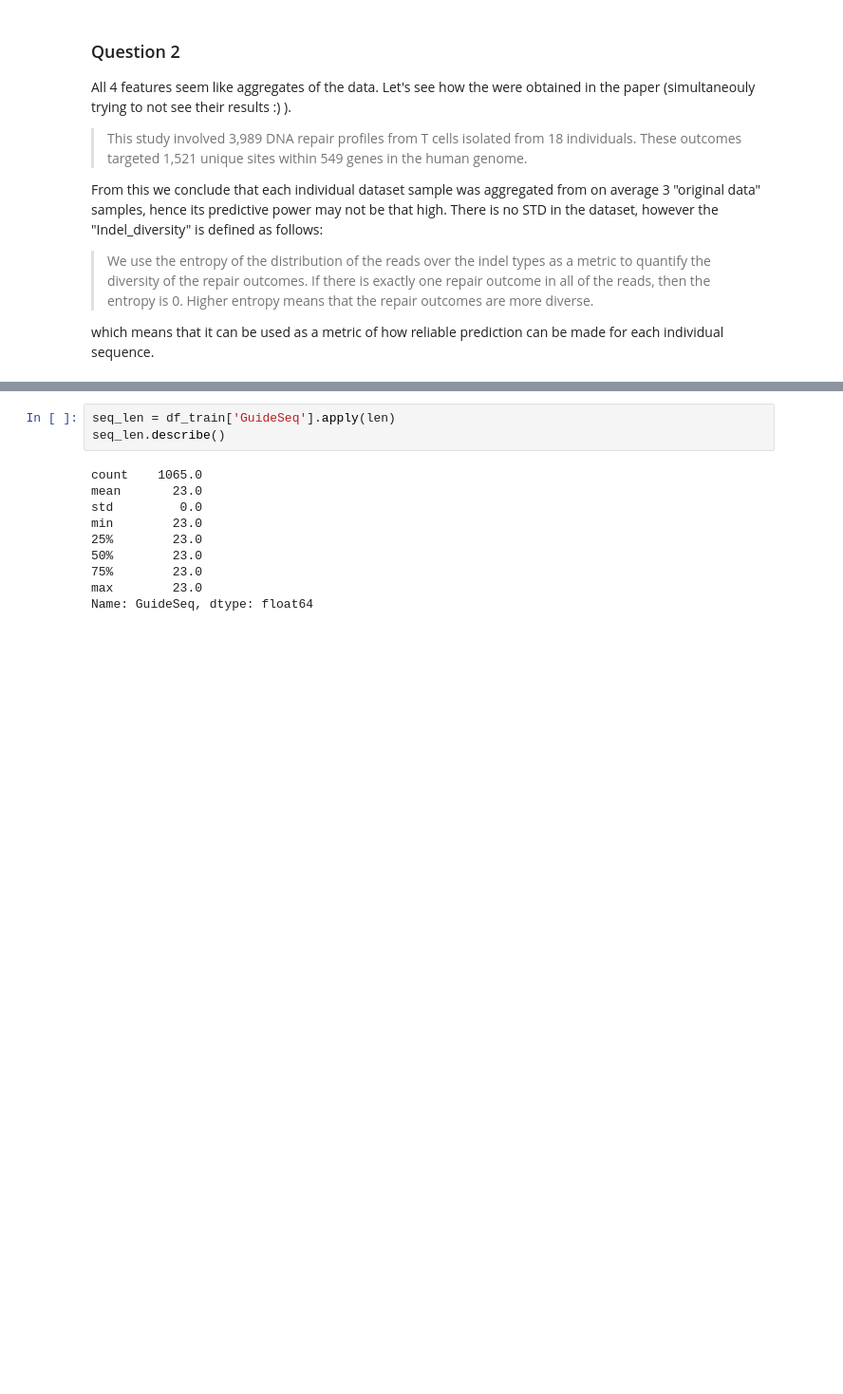
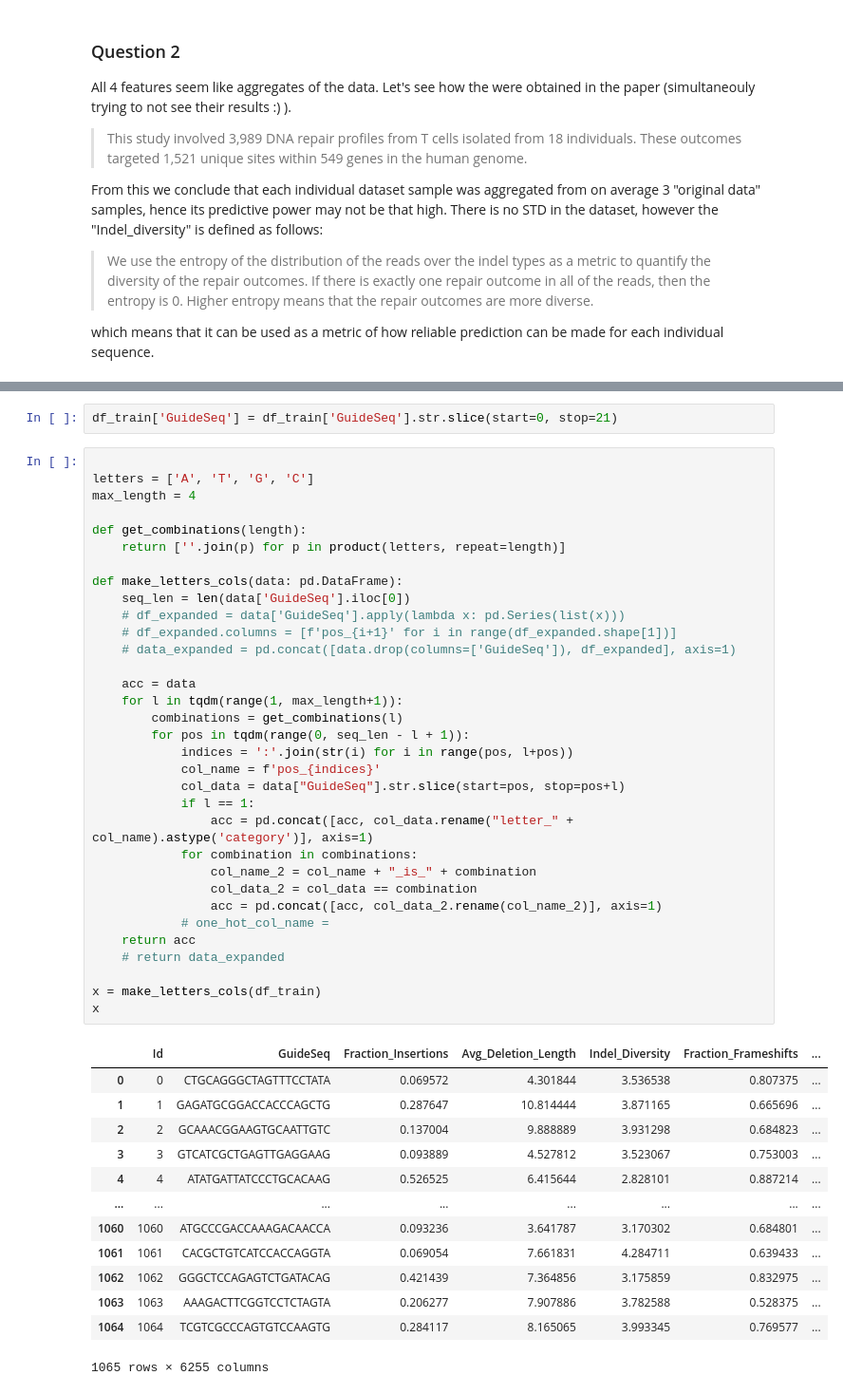
Before and after one commit to 0xorial/mlfls-hw, a Jupyter notebook: assignment1.ipynb, the cells around one changed output, grey strips where cells are left out. Shown at 95% size. Saved outputs shown, nothing was run; the diff lists cells and outputs as text; blank space fills up the shorter version.

```diff
--- a/assignment1.ipynb
+++ b/assignment1.ipynb
@@ -56,13 +60,49 @@ With columns overhead on top, memory footprint should roughly 1.5-2x higher. (si
-# %%
-seq_len = df_train['GuideSeq'].apply(len)
-seq_len.describe()
-# %% [output]
-count    1065.0
-mean       23.0
-std         0.0
-min        23.0
-25%        23.0
-50%        23.0
-75%        23.0
-max        23.0
-Name: GuideSeq, dtype: float64
+# %%
+df_train['GuideSeq'] = df_train['GuideSeq'].str.slice(start=0, stop=21)
+# %%
+
+letters = ['A', 'T', 'G', 'C']
+max_length = 4
+
+def get_combinations(length):
+    return [''.join(p) for p in product(letters, repeat=length)]
+
+def make_letters_cols(data: pd.DataFrame):
+    seq_len = len(data['GuideSeq'].iloc[0])
+    # df_expanded = data['GuideSeq'].apply(lambda x: pd.Series(list(x)))
+    # df_expanded.columns = [f'pos_{i+1}' for i in range(df_expanded.shape[1])]
+    # data_expanded = pd.concat([data.drop(columns=['GuideSeq']), df_expanded], axis=1)
+
+    acc = data
+    for l in tqdm(range(1, max_length+1)):
+        combinations = get_combinations(l)
+        for pos in tqdm(range(0, seq_len - l + 1)):
+            indices = ':'.join(str(i) for i in range(pos, l+pos))
+            col_name = f'pos_{indices}'
+            col_data = data["GuideSeq"].str.slice(start=pos, stop=pos+l)
+            if l == 1:
+                acc = pd.concat([acc, col_data.rename("letter_" + col_name).astype('category')], axis=1)
+            for combination in combinations:
+                col_name_2 = col_name + "_is_" + combination
+                col_data_2 = col_data == combination
+                acc = pd.concat([acc, col_data_2.rename(col_name_2)], axis=1)
+            # one_hot_col_name =
+    return acc
+    # return data_expanded
+
+x = make_letters_cols(df_train)
+x
+# %% [output]
+|  | Id | GuideSeq | Fraction_Insertions | Avg_Deletion_Length | Indel_Diversity | Fraction_Frameshifts | ... |
+| 0 | 0 | CTGCAGGGCTAGTTTCCTATA | 0.069572 | 4.301844 | 3.536538 | 0.807375 | ... |
+| 1 | 1 | GAGATGCGGACCACCCAGCTG | 0.287647 | 10.814444 | 3.871165 | 0.665696 | ... |
+| 2 | 2 | GCAAACGGAAGTGCAATTGTC | 0.137004 | 9.888889 | 3.931298 | 0.684823 | ... |
+| 3 | 3 | GTCATCGCTGAGTTGAGGAAG | 0.093889 | 4.527812 | 3.523067 | 0.753003 | ... |
+| 4 | 4 | ATATGATTATCCCTGCACAAG | 0.526525 | 6.415644 | 2.828101 | 0.887214 | ... |
+| ... | ... | ... | ... | ... | ... | ... | ... |
+| 1060 | 1060 | ATGCCCGACCAAAGACAACCA | 0.093236 | 3.641787 | 3.170302 | 0.684801 | ... |
+| 1061 | 1061 | CACGCTGTCATCCACCAGGTA | 0.069054 | 7.661831 | 4.284711 | 0.639433 | ... |
+| 1062 | 1062 | GGGCTCCAGAGTCTGATACAG | 0.421439 | 7.364856 | 3.175859 | 0.832975 | ... |
+| 1063 | 1063 | AAAGACTTCGGTCCTCTAGTA | 0.206277 | 7.907886 | 3.782588 | 0.528375 | ... |
+| 1064 | 1064 | TCGTCGCCCAGTGTCCAAGTG | 0.284117 | 8.165065 | 3.993345 | 0.769577 | ... |
+1065 rows × 6255 columns
```
Also changed, not shown: parts of 6 cells of this notebook, 4 other files.
